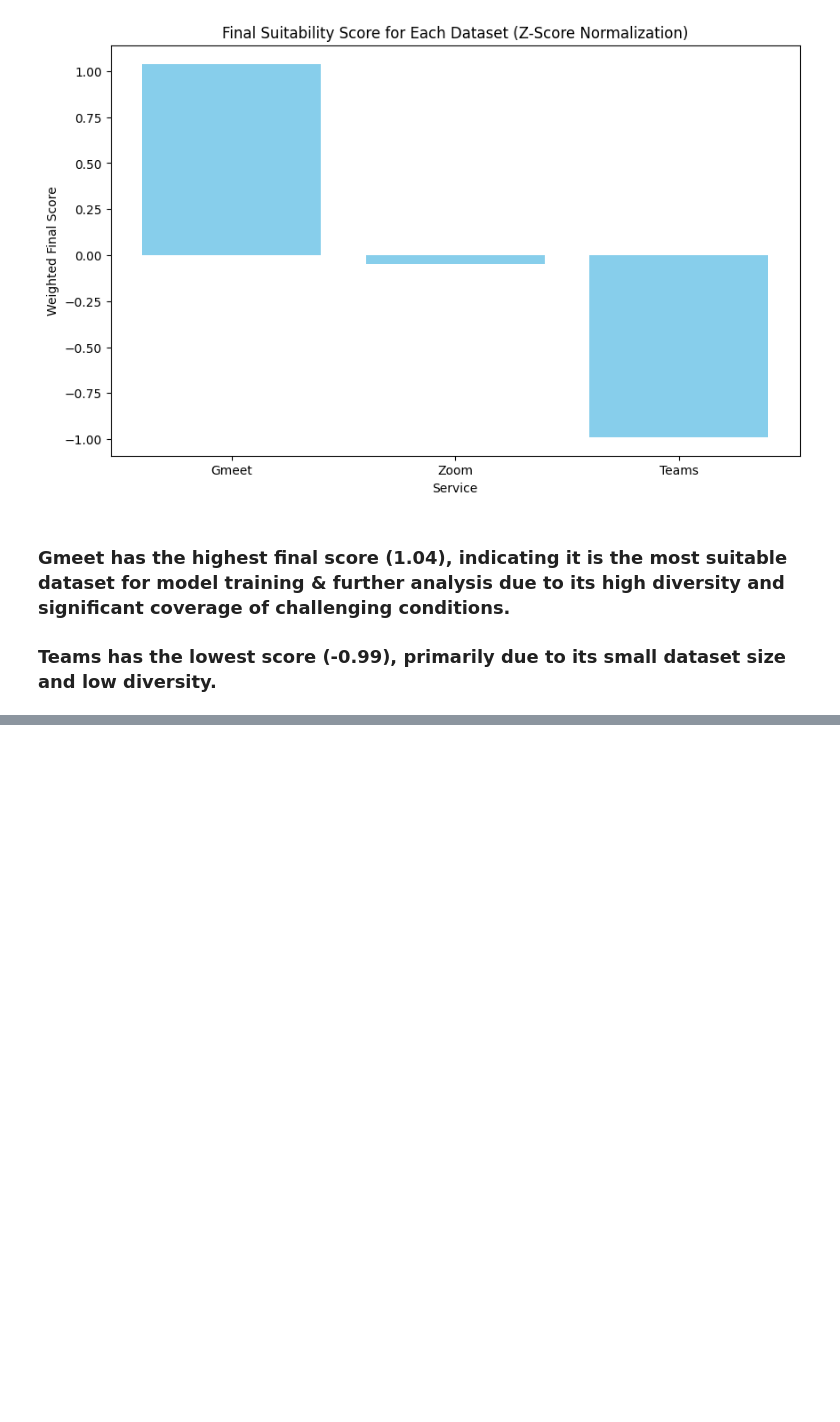
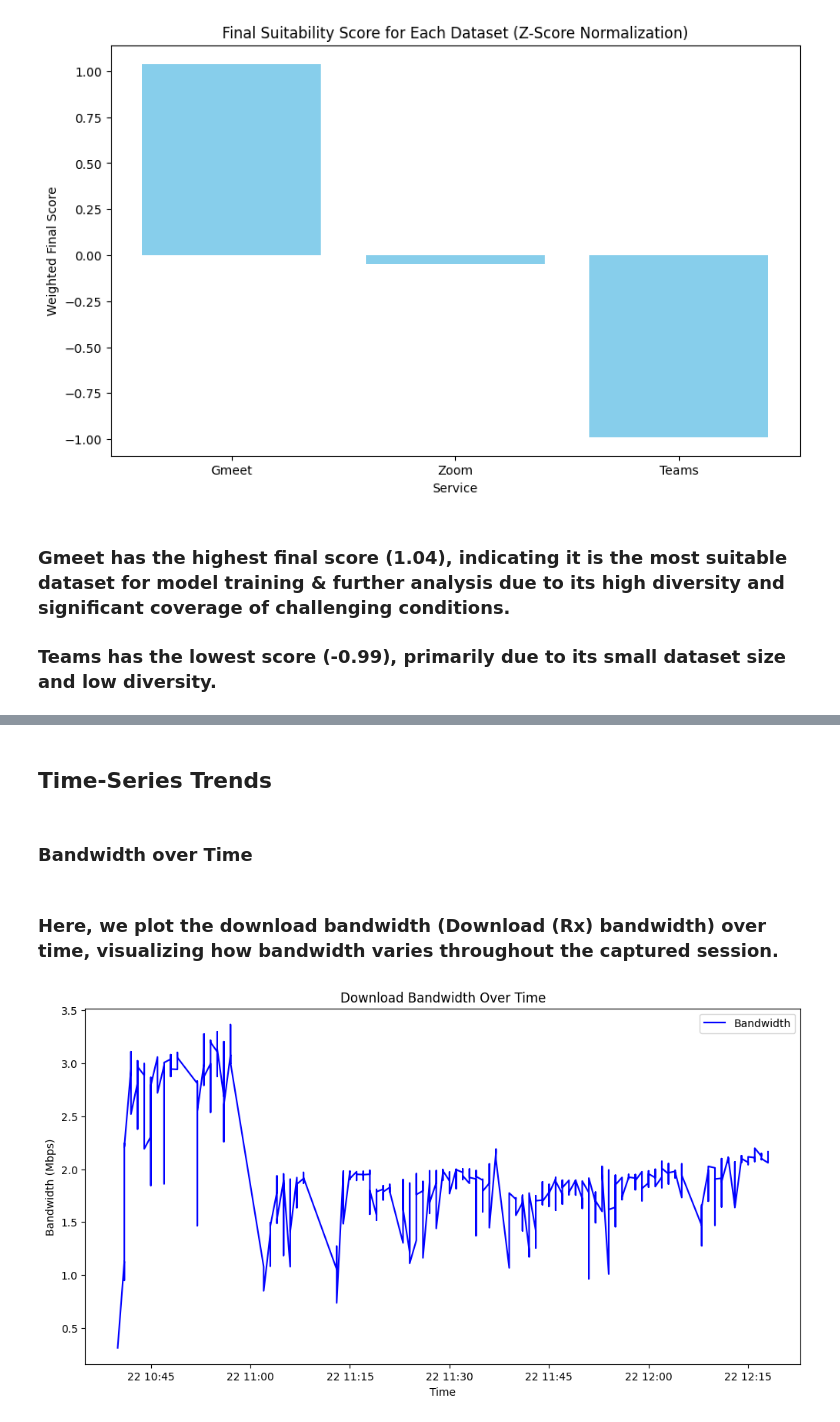
Before and after one commit to burikyali/burikyali, a Jupyter notebook: ml-video-conferencing-analysis.ipynb, the cells around one changed output, grey strips where cells are left out. Cells and saved outputs as stored; diff of their text form; code cells hidden in the pictures; blank space fills up the shorter version.

```diff
--- a/ml-video-conferencing-analysis.ipynb
+++ b/ml-video-conferencing-analysis.ipynb
@@ -937,0 +1082,24 @@ Dataset Suitability Rankings (Weighted - Z-Score):
+# %% [markdown]
+## Time-Series Trends
+# %% [markdown]
+### Bandwidth over Time
+# %% [markdown]
+### Here, we plot the download bandwidth (Download (Rx) bandwidth) over time, visualizing how bandwidth varies throughout the captured session.
+# %%
+# Convert 'Local time' to datetime if available
+if 'Local time' in gmeet_data.columns:
+    gmeet_data['Local time'] = pd.to_datetime(gmeet_data['Local time'])
+
+# Plot bandwidth over time
+if 'Local time' in gmeet_data.columns:
+    plt.figure(figsize=(12, 6))
+    plt.plot(gmeet_data['Local time'], gmeet_data['Download (Rx) bandwidth (Mbps)'], color='blue', label='Bandwidth')
+    plt.title('Download Bandwidth Over Time')
+    plt.xlabel('Time')
+    plt.ylabel('Bandwidth (Mbps)')
+    plt.legend()
+    plt.show()
+else:
+    print("Local time column not available for time-series plotting.")
+# %% [output]
+[figure, added]
```
Also changed, not shown: parts of 21 cells of this notebook.
